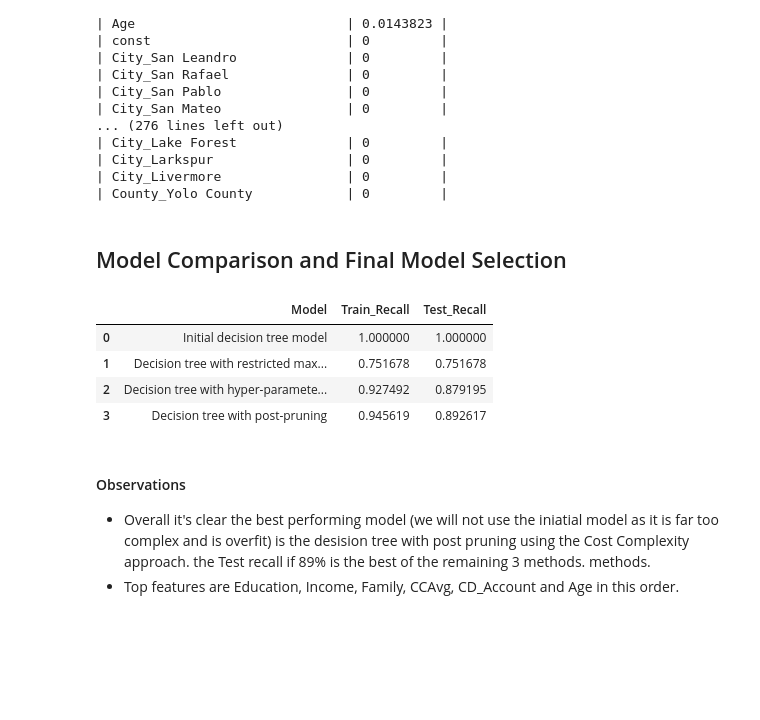
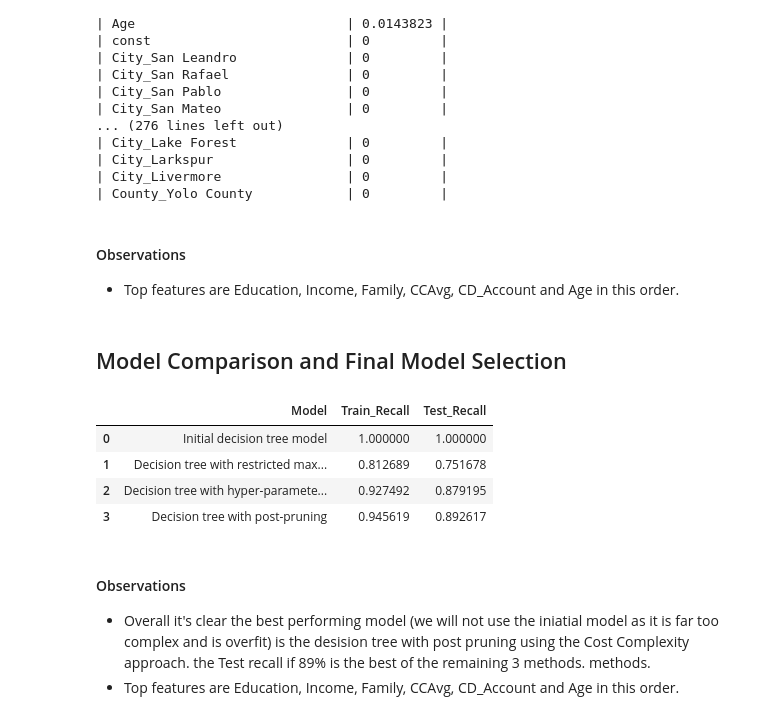
Before and after one commit to Drew75austin/Machine_Learning_Personal_Loan, a Jupyter notebook: Personal_Loan_Modelling.ipynb, the cells around one changed output. Drawn from its saved outputs; the diff is of its cells as text; code cells hidden in the pictures; blank space fills up the shorter version.

```diff
--- a/Personal_Loan_Modelling.ipynb
+++ b/Personal_Loan_Modelling.ipynb
@@ -1789,39 +1794,42 @@ print (pd.DataFrame(ar_model.feature_importances_, columns = ["Imp"], index = X_
 | City_Larkspur                 | 0         |
 | City_Livermore                | 0         |
 | County_Yolo County            | 0         |
+# %% [markdown]
+#### Observations
+- Top features are Education, Income, Family, CCAvg, CD_Account and Age in this order.
 # %% [markdown]
 ## Model Comparison and Final Model Selection
 # %%
 # code that setsup dataframe that will show results of all models to allow for a selection
 comparison_frame = pd.DataFrame(
     {
         'Model':
             [
                 'Initial decision tree model',
                 'Decision tree with restricted maximum depth',
                 'Decision tree with hyper-parameter tuning',
                 'Decision tree with post-pruning'
             ],
             'Train_Recall':
             [
                 loanTree_recall[0],
-                loanTree_prePruned_recall[1],
+                loanTree_prePruned_recall[0],
                 loanTree_grid_recall[0],
                 ar_model_recall[0]
             ],
             'Test_Recall':
             [
                 loanTree_recall[0],
                 loanTree_prePruned_recall[1],
                 loanTree_grid_recall[1],
                 ar_model_recall[1]
             ]
     })
 comparison_frame
 # %% [output]
 |  | Model | Train_Recall | Test_Recall |
 | 0 | Initial decision tree model | 1.000000 | 1.000000 |
-| 1 | Decision tree with restricted max... | 0.751678 | 0.751678 |
+| 1 | Decision tree with restricted max... | 0.812689 | 0.751678 |
 | 2 | Decision tree with hyper-paramete... | 0.927492 | 0.879195 |
 | 3 | Decision tree with post-pruning | 0.945619 | 0.892617 |
 # %% [markdown]
```
Also changed, not shown: parts of 10 cells of this notebook.
